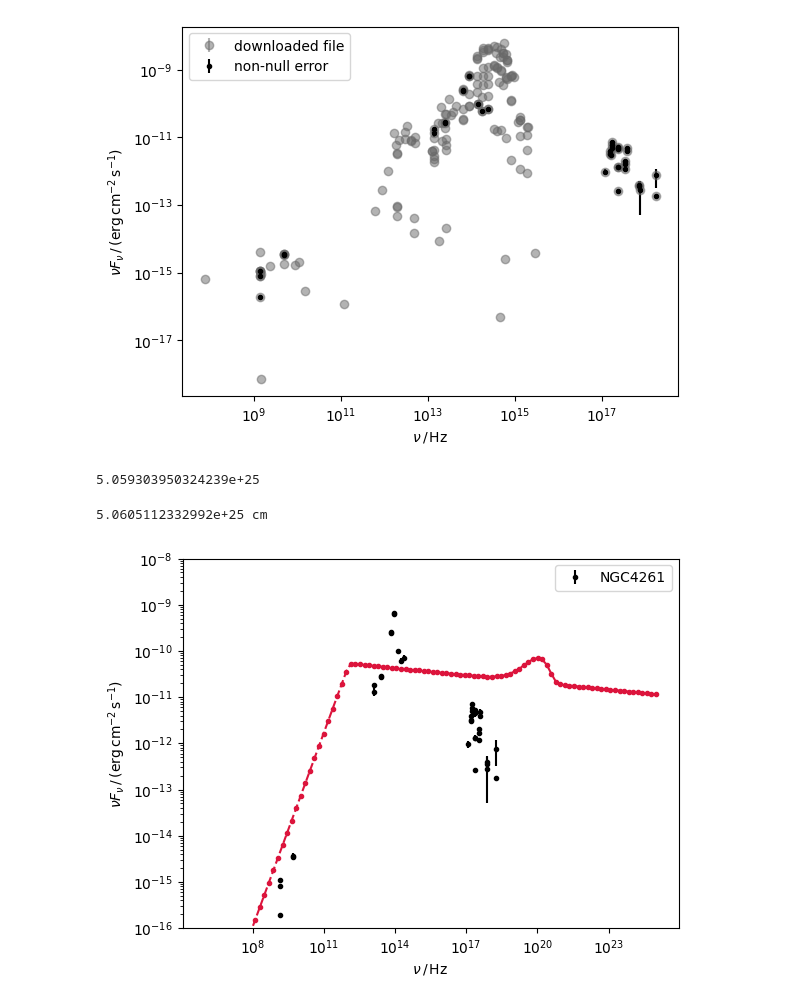
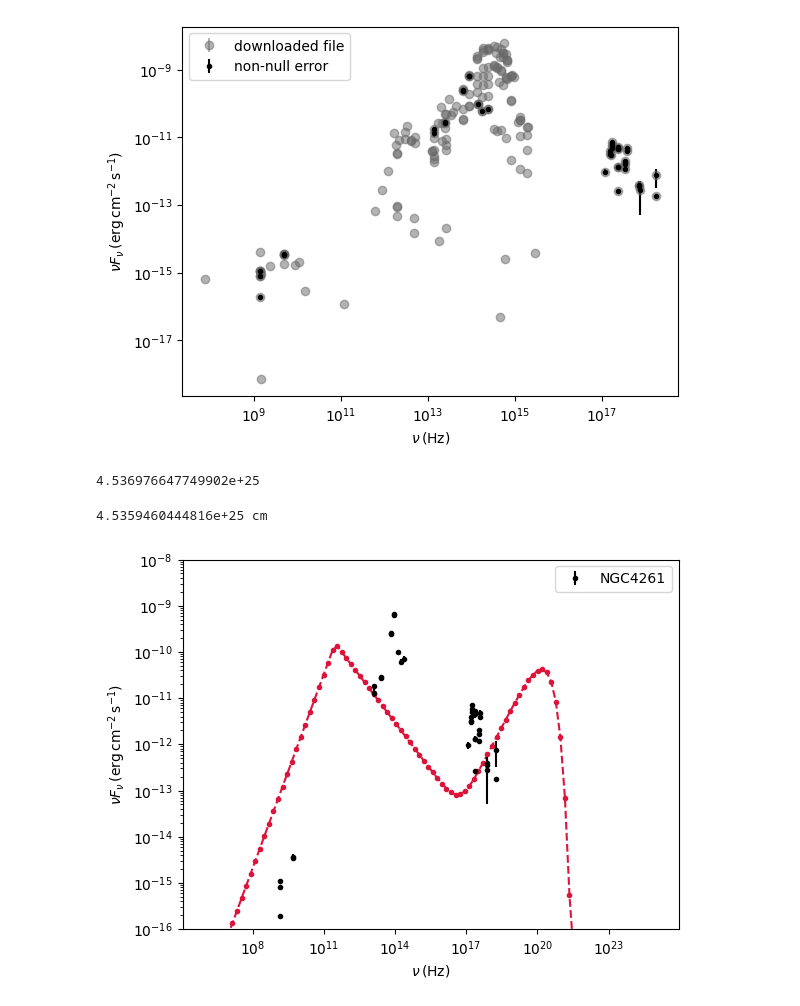
Before and after one commit to ArnauSanuy/Arnau, a Jupyter notebook: fit_disk_emission_NGC4636.ipynb, the cells around one changed output. Saved outputs shown, nothing was run; the diff lists cells and outputs as text; code cells hidden in the pictures.

```diff
--- a/fit_disk_emission_NGC4636.ipynb
+++ b/fit_disk_emission_NGC4636.ipynb
@@ -36,7 +26,7 @@ WARNING:sherpa.astro.all:failed to import sherpa.astro.xspec; XSPEC models will
 # %%
 # general variables
-sed_x_label = r"$\nu\,/\,{\rm Hz}$"
-sed_y_label = r"$\nu F_{\nu}\,/\,({\rm erg}\,{\rm cm}^{-2}\,{\rm s}^{-1})$"
+sed_x_label = r"$\nu\,({\rm Hz})$"
+sed_y_label = r"$\nu F_{\nu}\,({\rm erg}\,{\rm cm}^{-2}\,{\rm s}^{-1})$"
 # %%
 # load the data and plot them
 sed_table = Table.read("data/NGC4636.fits")
@@ -79,7 +69,7 @@ ax.set_ylabel(sed_y_label)
 ax.legend()
 plt.show()
 # %% [output]
-[figure, old version]
+[figure, new version]
 # %%
 # define a new function fir the total flux
 # that depends on a single array of frequencies
@@ -105,52 +95,52 @@ def nu_fnu_disk(nu, m, m_dot, d_L, norm=1):
     sed = nu *  luminosity / (4 * np.pi * d_L**2)
     return norm * sed
 # %%
-d_L = Distance(z=0.00369).to_value("cm")
+d_L = Distance(z=0.00331).to_value("cm")
 print(d_L)
 # %% [output]
-5.059303950324239e+25
+4.536976647749902e+25
 # %%
 # let us overplot just one disk model to compare with the data
 # sort of an initial guess
 m = 14.6e8
-m_dot = 2.23e-3
-norm = 10
-z = 0.00369
-d_L = 16.4e6*3.08567758128e18*u.cm
+m_dot = 1.42e-4
+norm = 1e3
+z = 0.00331
+d_L = 14.7e6*3.08567758128e18*u.cm
 print(d_L)
 #print(np.log10(m_dot))
 
 # compute the model over an arbitrary array of frequencies
 nu = np.logspace(6, 25, 100)
 
 # plot now both the model and the points with errors
 fig, ax = plt.subplots()
 ax.plot(
     nu,
     nu_fnu_disk(nu, m, m_dot, d_L, norm),
     color="crimson",
     ls="--",
     marker="."
 )
 ax.errorbar(
     x_new,
     y_new,
     yerr=yerr_new,
     ls="",
     marker=".",
     color="k",
     label="NGC4261"
 )
 ax.set_xscale("log")
 ax.set_yscale("log")
 ax.set_xlabel(sed_x_label)
 ax.set_ylabel(sed_y_label)
 ax.legend()
 ax.set_ylim([1e-16, 1e-8])
 plt.show()
 # %% [output]
-5.0605112332992e+25 cm
+4.5359460444816e+25 cm
-[figure, old version]
+[figure, new version]
 # %%
 class ThermalDiskEmission(RegriddableModel1D):
     def __init__(self, name='disk emission'):
```
Also changed, not shown: parts of 10 cells of this notebook.
